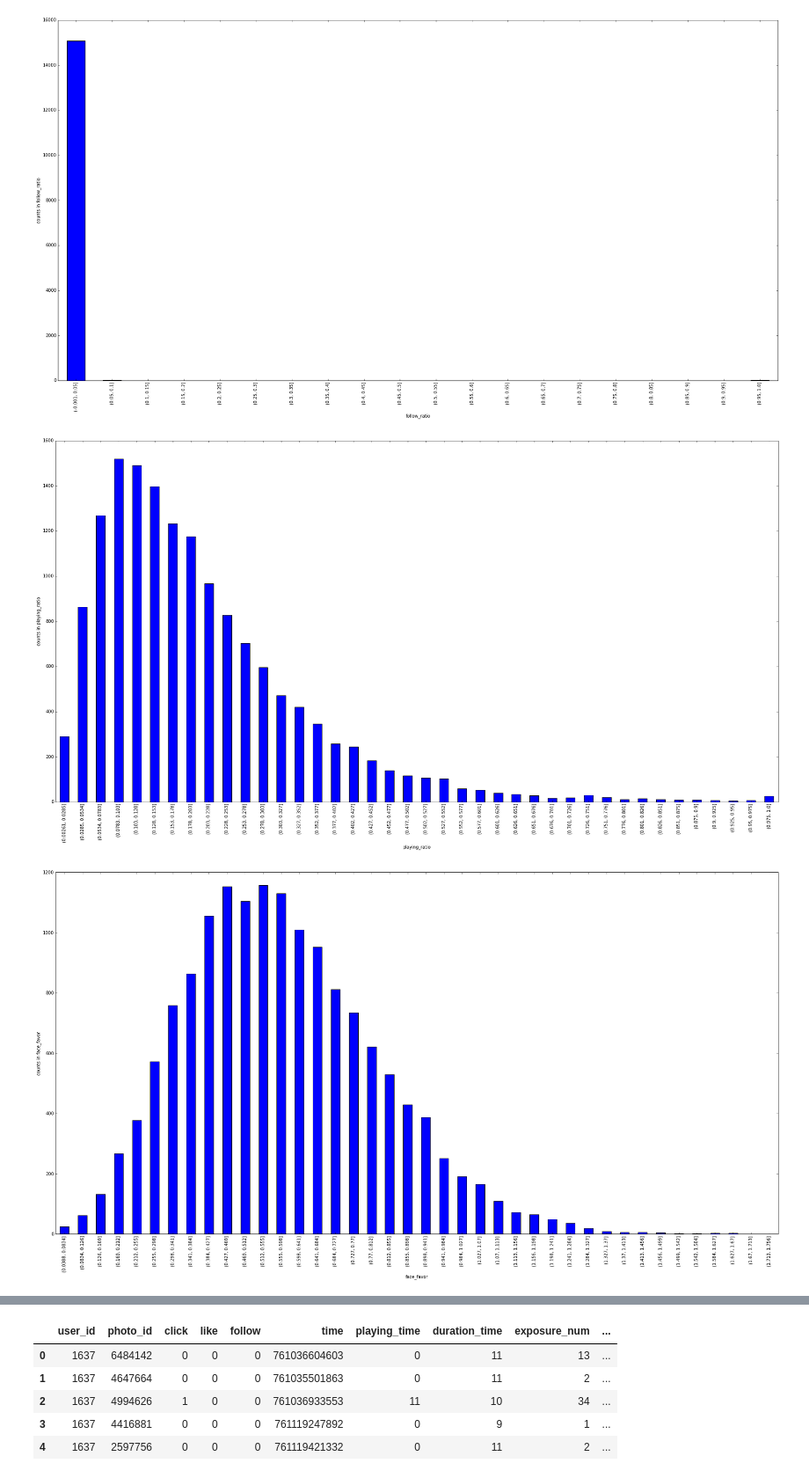
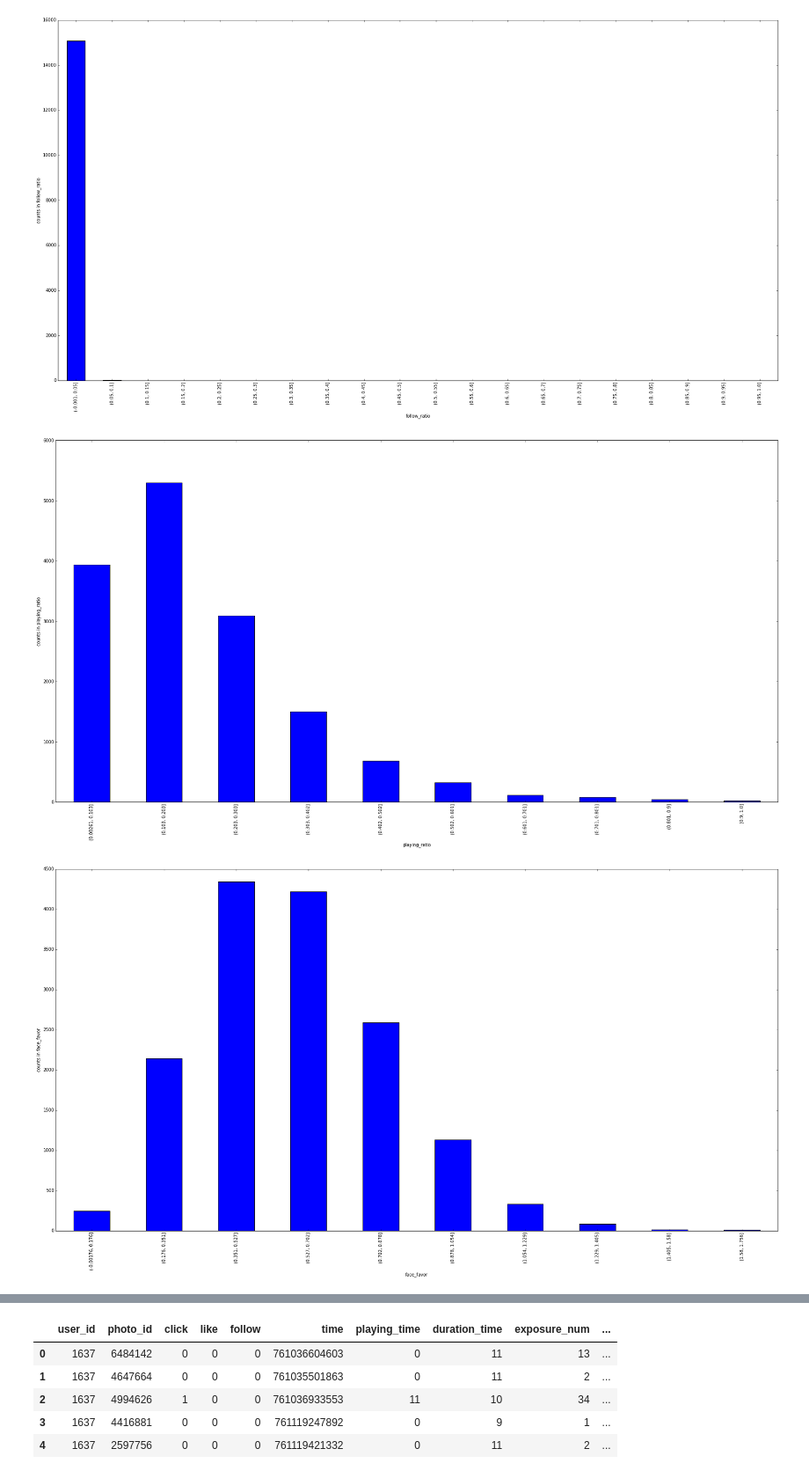
Before and after one commit to kitianFresh/kuaishou, a Jupyter notebook: features/eda2.ipynb, the cells around one changed output, grey strips where cells are left out. Shown at 88% size. Drawn from its saved outputs; the diff is of its cells as text; code cells hidden in the pictures.

Commit message:
refact data dir and add new features

```diff
--- a/features/eda2.ipynb
+++ b/features/eda2.ipynb
@@ -704,0 +679,2 @@ users.head()
+# %%
+favors.reset_index(drop=True, inplace=True)
@@ -705,13 +685,17 @@ users.head()
 # %%
-# 用户点击视频中对人脸和颜值以及年龄的偏好，以后考虑离散化
-users['face_favor'] = user_item_train.loc[user_item_train['click']==1, ['user_id', 'face_num']].groupby(user_item_train['user_id']).transform('mean').drop_duplicates(['user_id'])['face_num'].values
-users['man_favor'] = user_item_train.loc[user_item_train['click']==1, ['user_id', 'man_num']].groupby(user_item_train['user_id']).transform('mean').drop_duplicates(['user_id'])['man_num'].values
-users['woman_favor'] = user_item_train.loc[user_item_train['click']==1, ['user_id', 'woman_num']].groupby(user_item_train['user_id']).transform('mean').drop_duplicates(['user_id'])['woman_num'].values
-users['man_cv_favor'] = user_item_train.loc[user_item_train['click']==1, ['user_id', 'man_scale']].groupby(user_item_train['user_id']).transform('mean').drop_duplicates(['user_id'])['man_scale'].values
-users['woman_cv_favor'] = user_item_train.loc[user_item_train['click']==1, ['user_id', 'woman_scale']].groupby(user_item_train['user_id']).transform('mean').drop_duplicates(['user_id'])['woman_scale'].values
-users['man_age_favor'] = user_item_train.loc[user_item_train['click']==1, ['user_id', 'man_avg_age']].groupby(user_item_train['user_id']).transform('mean').drop_duplicates(['user_id'])['man_avg_age'].values
-users['woman_age_favor'] = user_item_train.loc[user_item_train['click']==1, ['user_id', 'woman_avg_age']].groupby(user_item_train['user_id']).transform('mean').drop_duplicates(['user_id'])['woman_avg_age'].values
-users['man_yen_value_favor'] = user_item_train.loc[user_item_train['click']==1, ['user_id', 'man_avg_attr']].groupby(user_item_train['user_id']).transform('mean').drop_duplicates(['user_id'])['man_avg_attr'].values
-users['woman_yen_value_favor'] = user_item_train.loc[user_item_train['click']==1, ['user_id', 'woman_avg_attr']].groupby(user_item_train['user_id']).transform('mean').drop_duplicates(['user_id'])['woman_avg_attr'].values
+# # 用户点击视频中对人脸和颜值以及年龄的偏好，以后考虑离散化
+# users['face_favor'] = user_item_train.loc[user_item_train['click']==1, ['user_id', 'face_num']].groupby(user_item_train['user_id']).transform('mean').drop_duplicates(['user_id'])['face_num'].values
+# users['man_favor'] = user_item_train.loc[user_item_train['click']==1, ['user_id', 'man_num']].groupby(user_item_train['user_id']).transform('mean').drop_duplicates(['user_id'])['man_num'].values
+# users['woman_favor'] = user_item_train.loc[user_item_train['click']==1, ['user_id', 'woman_num']].groupby(user_item_train['user_id']).transform('mean').drop_duplicates(['user_id'])['woman_num'].values
+# users['man_cv_favor'] = user_item_train.loc[user_item_train['click']==1, ['user_id', 'man_scale']].groupby(user_item_train['user_id']).transform('mean').drop_duplicates(['user_id'])['man_scale'].values
+# users['woman_cv_favor'] = user_item_train.loc[user_item_train['click']==1, ['user_id', 'woman_scale']].groupby(user_item_train['user_id']).transform('mean').drop_duplicates(['user_id'])['woman_scale'].values
+# users['man_age_favor'] = user_item_train.loc[user_item_train['click']==1, ['user_id', 'man_avg_age']].groupby(user_item_train['user_id']).transform('mean').drop_duplicates(['user_id'])['man_avg_age'].values
+# users['woman_age_favor'] = user_item_train.loc[user_item_train['click']==1, ['user_id', 'woman_avg_age']].groupby(user_item_train['user_id']).transform('mean').drop_duplicates(['user_id'])['woman_avg_age'].values
+# users['man_yen_value_favor'] = user_item_train.loc[user_item_train['click']==1, ['user_id', 'man_avg_attr']].groupby(user_item_train['user_id']).transform('mean').drop_duplicates(['user_id'])['man_avg_attr'].values
+# users['woman_yen_value_favor'] = user_item_train.loc[user_item_train['click']==1, ['user_id', 'woman_avg_attr']].groupby(user_item_train['user_id']).transform('mean').drop_duplicates(['user_id'])['woman_avg_attr'].values
+# %%
+users = pd.merge(users, favors,
+                how='left',
+                on=['user_id'])
 # %%
 users.info()
@@ -757,0 +706,2 @@ users[users['playing_ratio']>1]
+# %%
+users.fillna(0, inplace=True)
@@ -908,4 +870,4 @@ plot_data_cut(users, 'follow_ratio', 20)
 # %%
-plot_data_cut(users, 'playing_ratio', 40)
+plot_data_cut(users, 'playing_ratio', 10)
 # %% [output]
-[figure, old version]
+[figure, new version]
@@ -912,4 +882,4 @@ plot_data_cut(users, 'playing_ratio', 40)
 # %%
-plot_data_cut(users, 'face_favor', 40)
+plot_data_cut(users, 'face_favor', 10)
 # %% [output]
-[figure, old version]
+[figure, new version]
```
Also changed, not shown: parts of 108 cells of this notebook, 9 other files.
